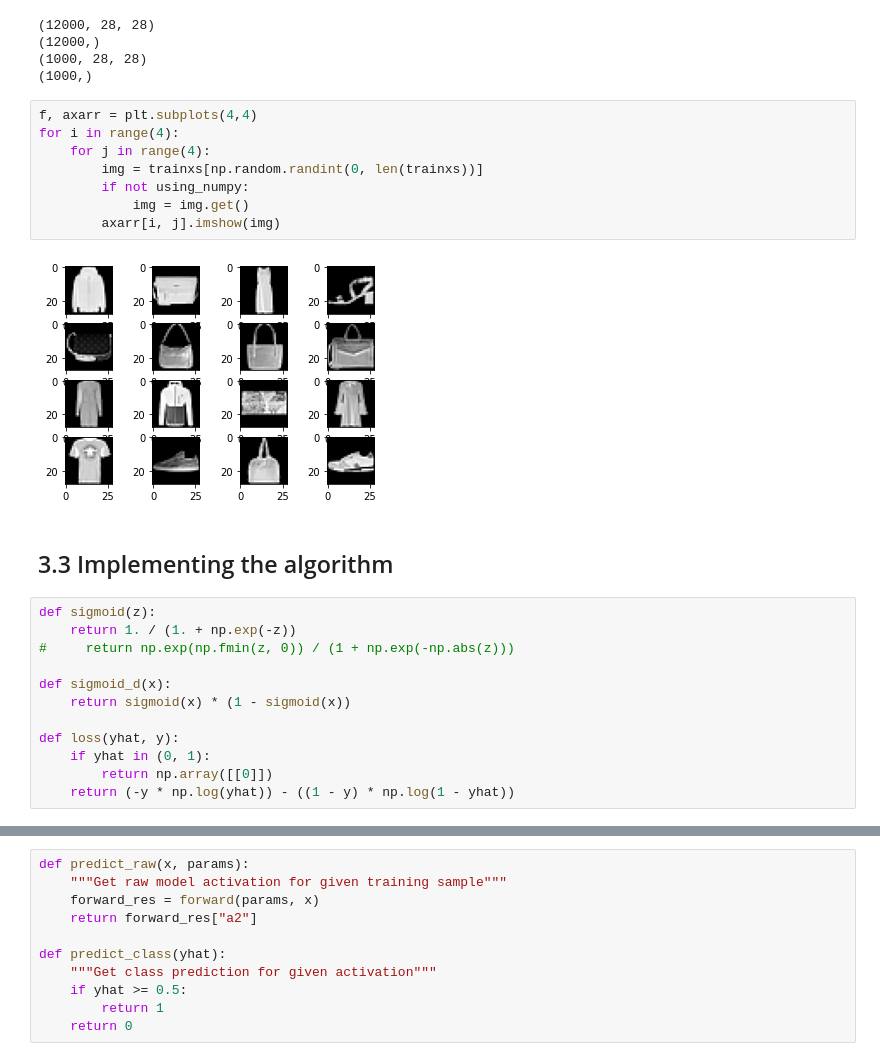
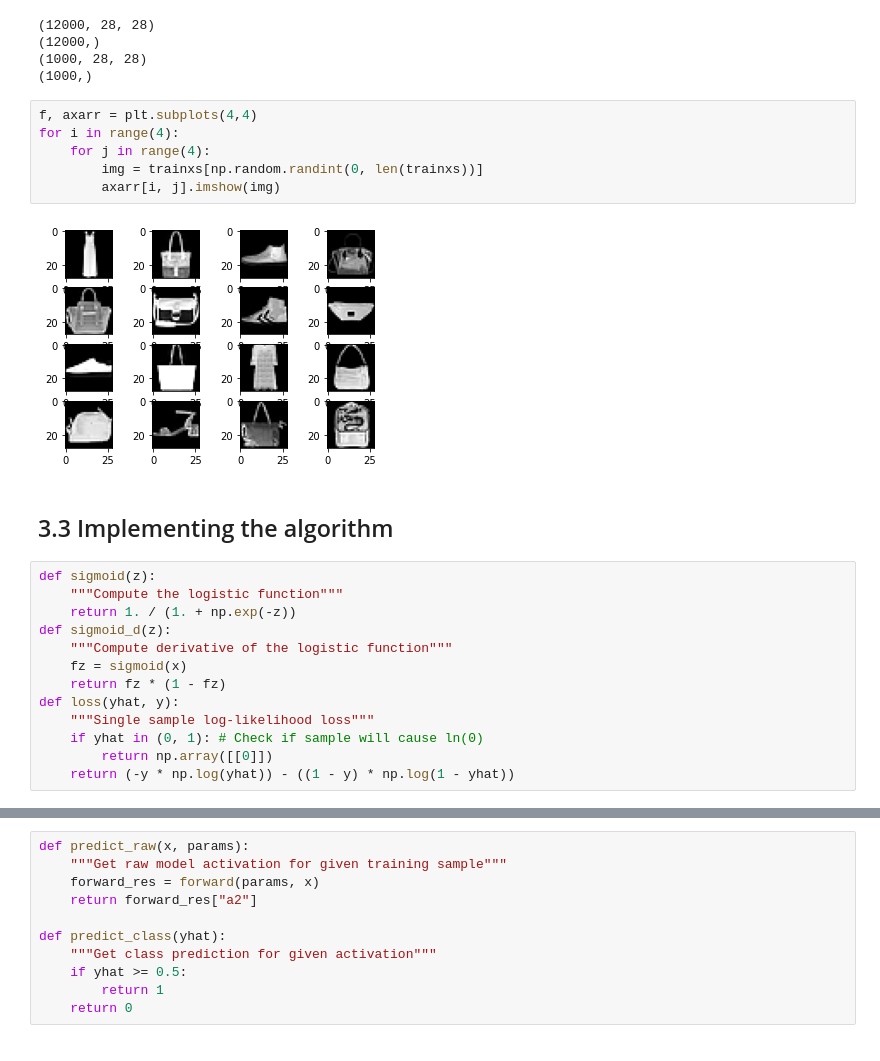
Before and after one commit to adamnpeace/comp90-cw1, a Jupyter notebook: q4/q4.ipynb, the cells around one changed output, grey strips where cells are left out. Cells and saved outputs as stored; diff of their text form.

```diff
--- a/q4/q4.ipynb
+++ b/q4/q4.ipynb
@@ -27,25 +22,24 @@ print(devys.shape)
 # %%
 f, axarr = plt.subplots(4,4)
 for i in range(4):
     for j in range(4):
         img = trainxs[np.random.randint(0, len(trainxs))]
-        if not using_numpy:
-            img = img.get()
         axarr[i, j].imshow(img)
 # %% [output]
-[figure, old version]
+[figure, new version]
 # %% [markdown]
 ## 3.3 Implementing the algorithm
 # %%
 def sigmoid(z):
+    """Compute the logistic function"""
     return 1. / (1. + np.exp(-z))
-#     return np.exp(np.fmin(z, 0)) / (1 + np.exp(-np.abs(z)))
-
-def sigmoid_d(x):
-    return sigmoid(x) * (1 - sigmoid(x))
-
+def sigmoid_d(z):
+    """Compute derivative of the logistic function"""
+    fz = sigmoid(x)
+    return fz * (1 - fz)
 def loss(yhat, y):
-    if yhat in (0, 1):
+    """Single sample log-likelihood loss"""
+    if yhat in (0, 1): # Check if sample will cause ln(0)
         return np.array([[0]])
     return (-y * np.log(yhat)) - ((1 - y) * np.log(1 - yhat))
 # %%
```
Also changed, not shown: parts of 11 cells of this notebook.
